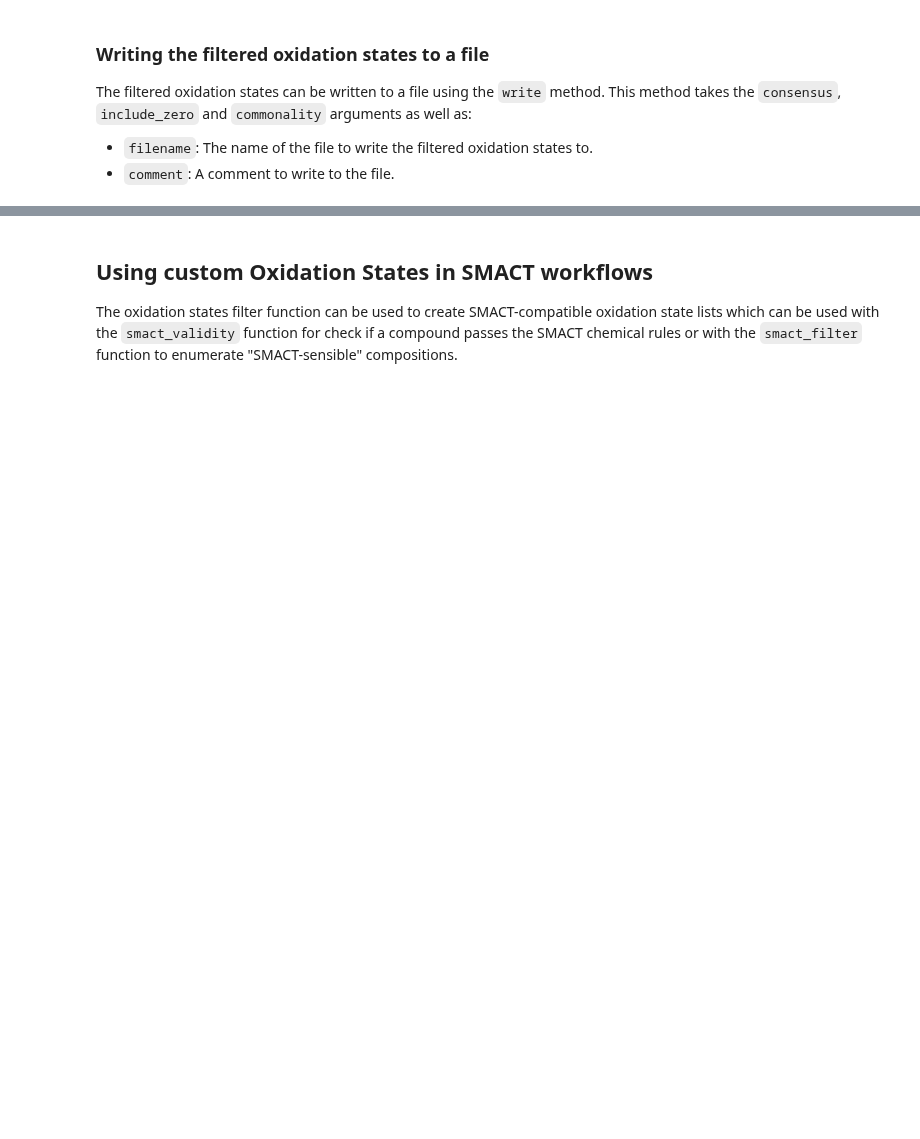
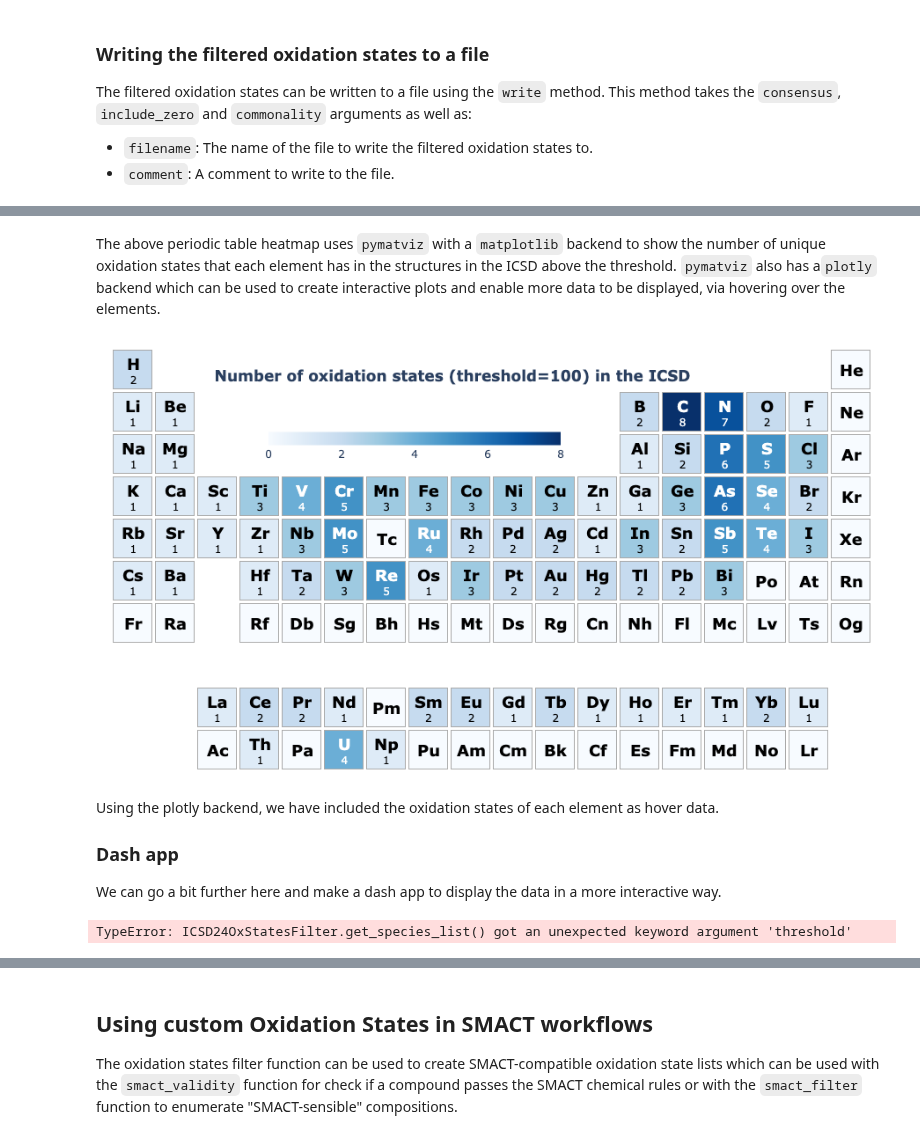
Before and after one commit to WMD-group/SMACT, a Jupyter notebook: docs/tutorials/filtering_icsd_oxidation_states.ipynb, the cells around one changed output, grey strips where cells are left out. Cells and saved outputs as stored; diff of their text form; code cells hidden in the pictures; blank space fills up the shorter version.

```diff
--- a/docs/tutorials/filtering_icsd_oxidation_states.ipynb
+++ b/docs/tutorials/filtering_icsd_oxidation_states.ipynb
@@ -100,0 +282,70 @@ with open("oxidation_states_icsd24_100.txt", "r") as f:
+# %% [markdown]
+The above periodic table heatmap uses `pymatviz` with a `matplotlib` backend to show the number of unique oxidation states that each element has in the structures in the ICSD above the threshold. `pymatviz` also has a`plotly` backend which can be used to create interactive plots and enable more data to be displayed, via hovering over the elements.
+# %%
+# Create a dictionary of element symbol to oxidation state for the species in the list
+
+oxidation_state_dict100 = (
+    ox_filter.filter(100)
+    .set_index("element")["oxidation_state"]
+    .apply(lambda x: f"Oxidation states: {x}")
+    .to_dict()
+)
+
+# Create a plotly heatmap
+fig = pmv.ptable_heatmap_plotly(
+    element_counts,
+    fmt=".0f",
+    colorscale="Blues",
+    hover_data=oxidation_state_dict100,
+    fill_value=0,
+)
+title = "<b>Number of oxidation states (threshold=100) in the ICSD</b>"
+fig.layout.title = dict(text=title, x=0.45, y=0.93)
+fig.show()
+# %% [output]
+[figure, added]
+# %% [markdown]
+Using the plotly backend, we have included the oxidation states of each element as hover data.
+
+### Dash app
+We can go a bit further here and make a dash app to display the data in a more interactive way.
+# %%
+thresholds_ = (
+    list(range(0, 101, 1))
+    + list(range(100, 300, 20))
+    + list(range(300, 1001, 100))
+    + list(range(1000, 10001, 1000))
+)
+threshold_figs = {}
+
+for t in thresholds_:
+    species_list_t = ox_filter.get_species_list(threshold=t)
+
+    oxidation_state_dict_t = (
+        ox_filter.filter(t)
+        .set_index("element")["oxidation_state"]
+        .apply(lambda x: f"Oxidation states: {x}")
+        .to_dict()
+    )
+
+    element_counts_t = {}
+    for species in species_list_t:
+        element, _ = parse_spec(species)
+        if element in element_counts_t:
+            element_counts_t[element] += 1
+        else:
+            element_counts_t[element] = 1
+
+    fig = pmv.ptable_heatmap_plotly(
+        element_counts_t,
+        fmt=".0f",
+        colorscale="Blues",
+        hover_data=oxidation_state_dict_t,
+        fill_value=0,
+        cscale_range=(0, 12),
+    )
+    title = f"<b>Number of oxidation states (Threshold={t}) in the ICSD</b>"
+    fig.layout.title = dict(text=title, x=0.45, y=0.93)
+    threshold_figs[t] = fig
+# %% [output]
+TypeError: ICSD24OxStatesFilter.get_species_list() got an unexpected keyword argument 'threshold'
```
Also changed, not shown: parts of 28 cells of this notebook, 1 other file.
